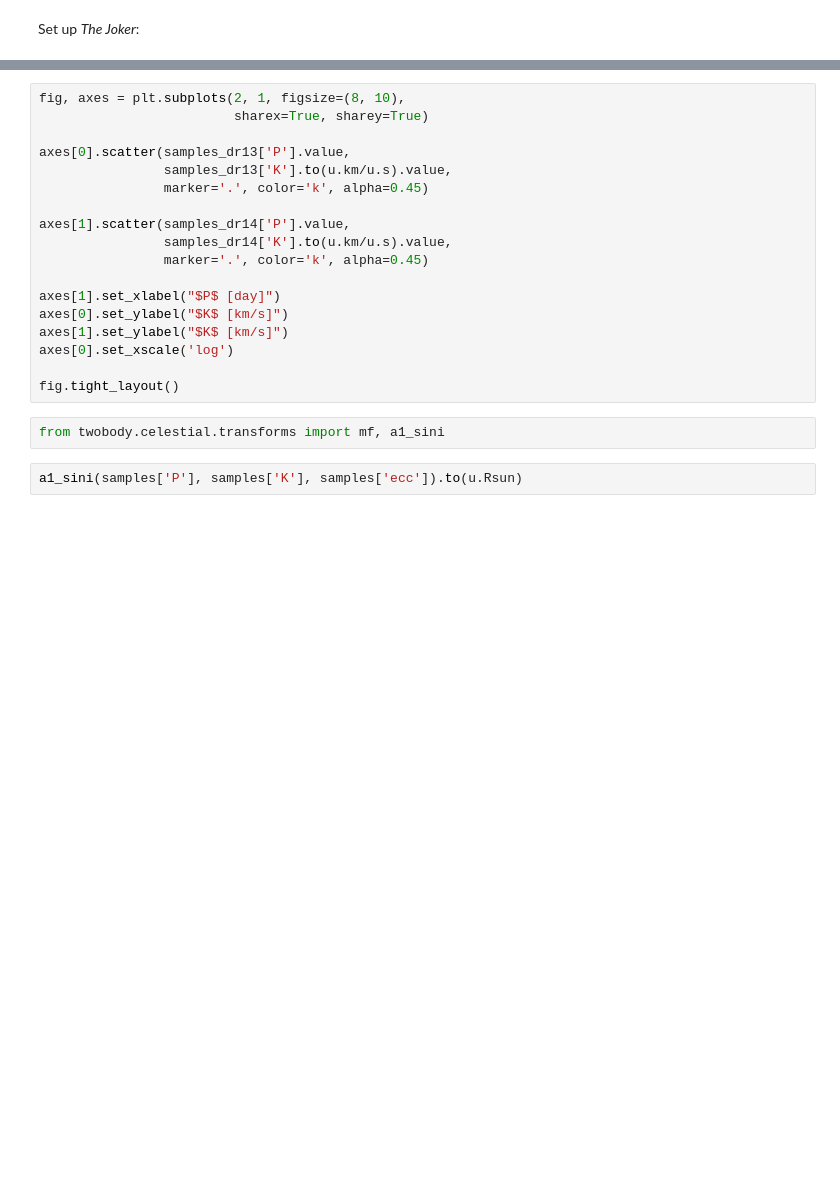
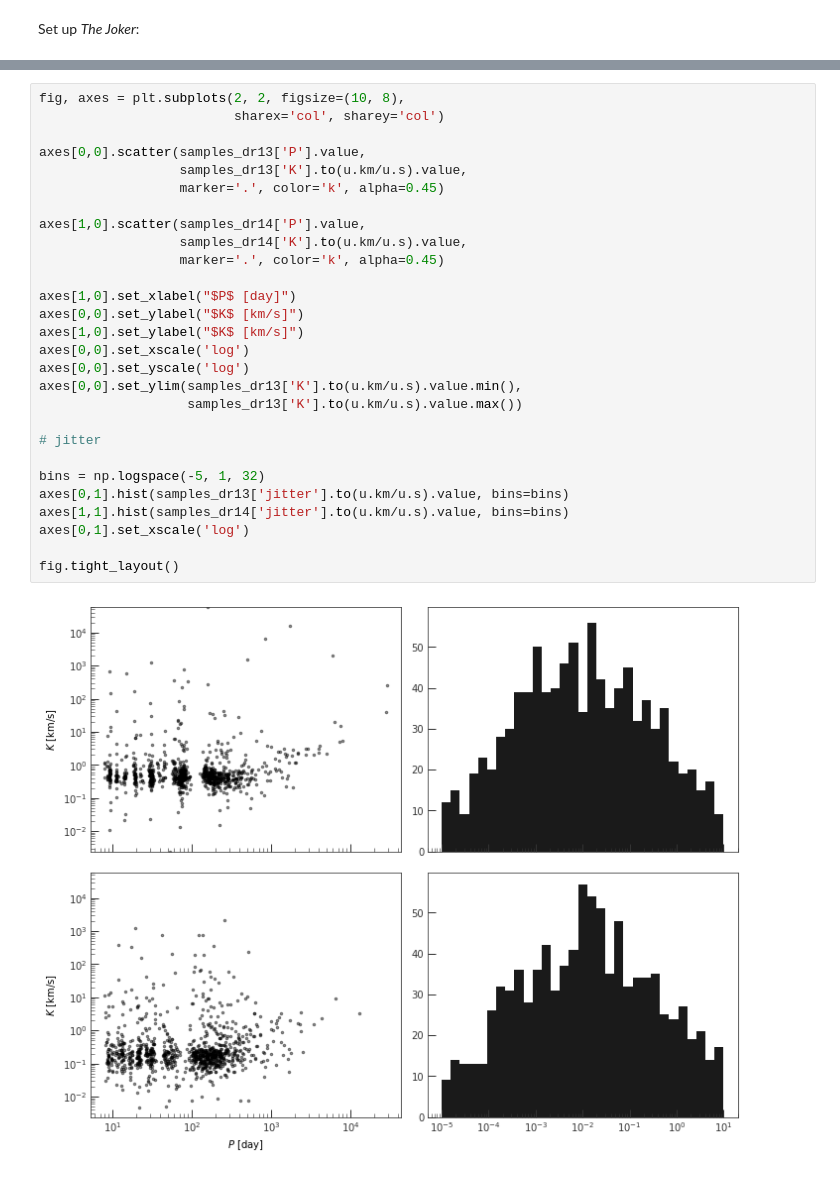
Before and after one commit to adrn/TwoFace, a Jupyter notebook: notebooks/TheJoker DR13-DR14-cluster.ipynb, the cells around one changed output, grey strips where cells are left out. Cells and saved outputs as stored; diff of their text form; blank space fills up the shorter version.

```diff
--- a/notebooks/TheJoker DR13-DR14-cluster.ipynb
+++ b/notebooks/TheJoker DR13-DR14-cluster.ipynb
@@ -138,22 +169,30 @@ fig.tight_layout()
 # %%
-fig, axes = plt.subplots(2, 1, figsize=(8, 10),
-                         sharex=True, sharey=True)
+fig, axes = plt.subplots(2, 2, figsize=(10, 8),
+                         sharex='col', sharey='col')
 
-axes[0].scatter(samples_dr13['P'].value,
-                samples_dr13['K'].to(u.km/u.s).value,
-                marker='.', color='k', alpha=0.45)
+axes[0,0].scatter(samples_dr13['P'].value,
+                  samples_dr13['K'].to(u.km/u.s).value,
+                  marker='.', color='k', alpha=0.45)
 
-axes[1].scatter(samples_dr14['P'].value,
-                samples_dr14['K'].to(u.km/u.s).value,
-                marker='.', color='k', alpha=0.45)
+axes[1,0].scatter(samples_dr14['P'].value,
+                  samples_dr14['K'].to(u.km/u.s).value,
+                  marker='.', color='k', alpha=0.45)
 
-axes[1].set_xlabel("$P$ [day]")
-axes[0].set_ylabel("$K$ [km/s]")
-axes[1].set_ylabel("$K$ [km/s]")
-axes[0].set_xscale('log')
+axes[1,0].set_xlabel("$P$ [day]")
+axes[0,0].set_ylabel("$K$ [km/s]")
+axes[1,0].set_ylabel("$K$ [km/s]")
+axes[0,0].set_xscale('log')
+axes[0,0].set_yscale('log')
+axes[0,0].set_ylim(samples_dr13['K'].to(u.km/u.s).value.min(),
+                   samples_dr13['K'].to(u.km/u.s).value.max())
+
+# jitter
+
+bins = np.logspace(-5, 1, 32)
+axes[0,1].hist(samples_dr13['jitter'].to(u.km/u.s).value, bins=bins)
+axes[1,1].hist(samples_dr14['jitter'].to(u.km/u.s).value, bins=bins)
+axes[0,1].set_xscale('log')
 
 fig.tight_layout()
+# %% [output]
+[figure, added]
-# %%
-from twobody.celestial.transforms import mf, a1_sini
-# %%
-a1_sini(samples['P'], samples['K'], samples['ecc']).to(u.Rsun)
```
Also changed, not shown: parts of 20 cells of this notebook.
